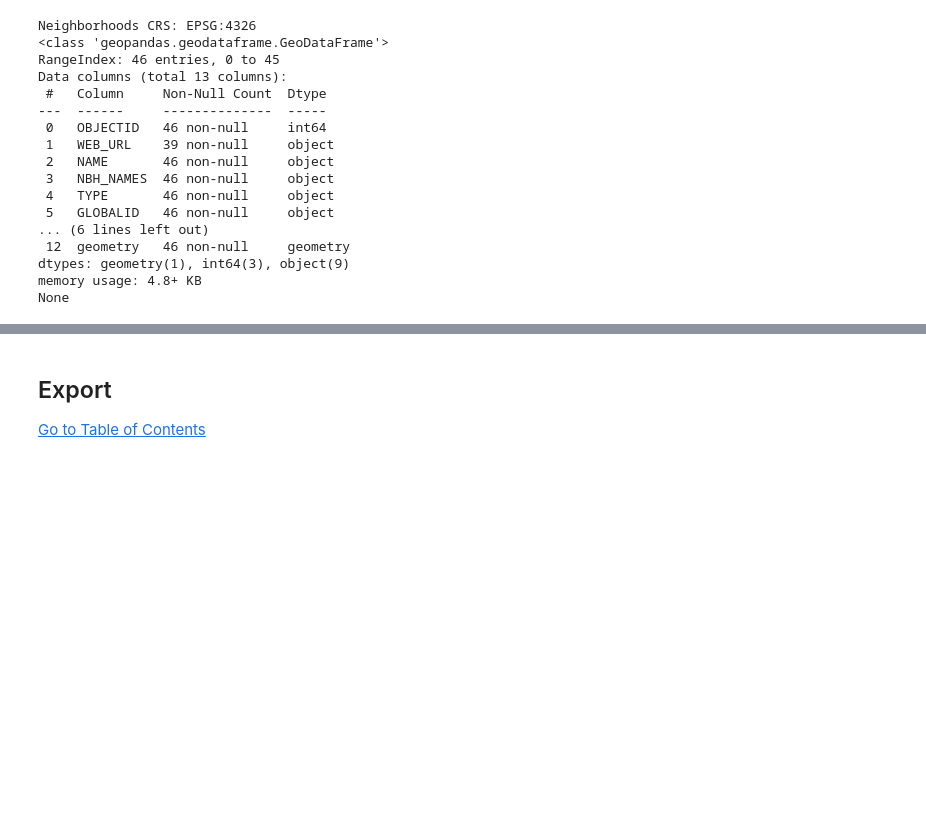
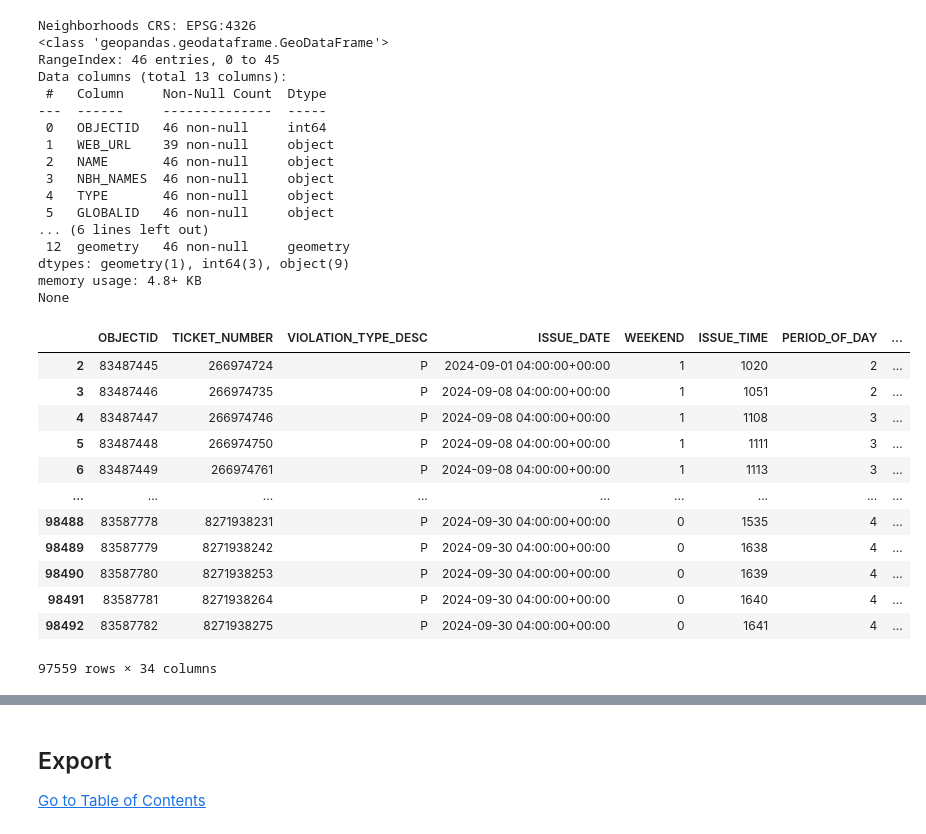
Before and after one commit to kevinzhouhogwarts/project_4_air_quality_machine_learning, a Jupyter notebook: data_preparation.ipynb, the cells around one changed output, grey strips where cells are left out. Saved outputs shown, nothing was run; the diff lists cells and outputs as text; code cells hidden in the pictures; blank space fills up the shorter version.

```diff
--- a/data_preparation.ipynb
+++ b/data_preparation.ipynb
@@ -328,6 +329,24 @@ Data columns (total 13 columns):
 dtypes: geometry(1), int64(3), object(9)
 memory usage: 4.8+ KB
 None
+# %%
+# Remove rows from original dataset that lack latitude or longitude
+new_df.dropna(subset=['LATITUDE', 'LONGITUDE'], inplace=True)
+new_df
+# %% [output]
+|  | OBJECTID | TICKET_NUMBER | VIOLATION_TYPE_DESC | ISSUE_DATE | WEEKEND | ISSUE_TIME | PERIOD_OF_DAY | ... |
+| 2 | 83487445 | 266974724 | P | 2024-09-01 04:00:00+00:00 | 1 | 1020 | 2 | ... |
+| 3 | 83487446 | 266974735 | P | 2024-09-08 04:00:00+00:00 | 1 | 1051 | 2 | ... |
+| 4 | 83487447 | 266974746 | P | 2024-09-08 04:00:00+00:00 | 1 | 1108 | 3 | ... |
+| 5 | 83487448 | 266974750 | P | 2024-09-08 04:00:00+00:00 | 1 | 1111 | 3 | ... |
+| 6 | 83487449 | 266974761 | P | 2024-09-08 04:00:00+00:00 | 1 | 1113 | 3 | ... |
+| ... | ... | ... | ... | ... | ... | ... | ... | ... |
+| 98488 | 83587778 | 8271938231 | P | 2024-09-30 04:00:00+00:00 | 0 | 1535 | 4 | ... |
+| 98489 | 83587779 | 8271938242 | P | 2024-09-30 04:00:00+00:00 | 0 | 1638 | 4 | ... |
+| 98490 | 83587780 | 8271938253 | P | 2024-09-30 04:00:00+00:00 | 0 | 1639 | 4 | ... |
+| 98491 | 83587781 | 8271938264 | P | 2024-09-30 04:00:00+00:00 | 0 | 1640 | 4 | ... |
+| 98492 | 83587782 | 8271938275 | P | 2024-09-30 04:00:00+00:00 | 0 | 1641 | 4 | ... |
+97559 rows × 34 columns
 # %%
 # Load latitude longitude from dataset
 data = pd.DataFrame({
```
Also changed, not shown: parts of 8 cells of this notebook, 2 other files.
